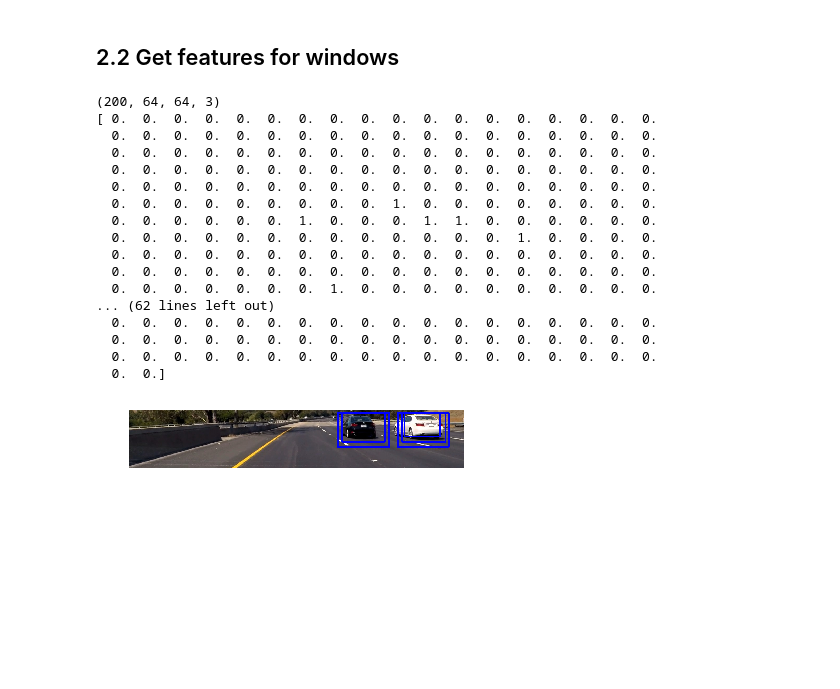
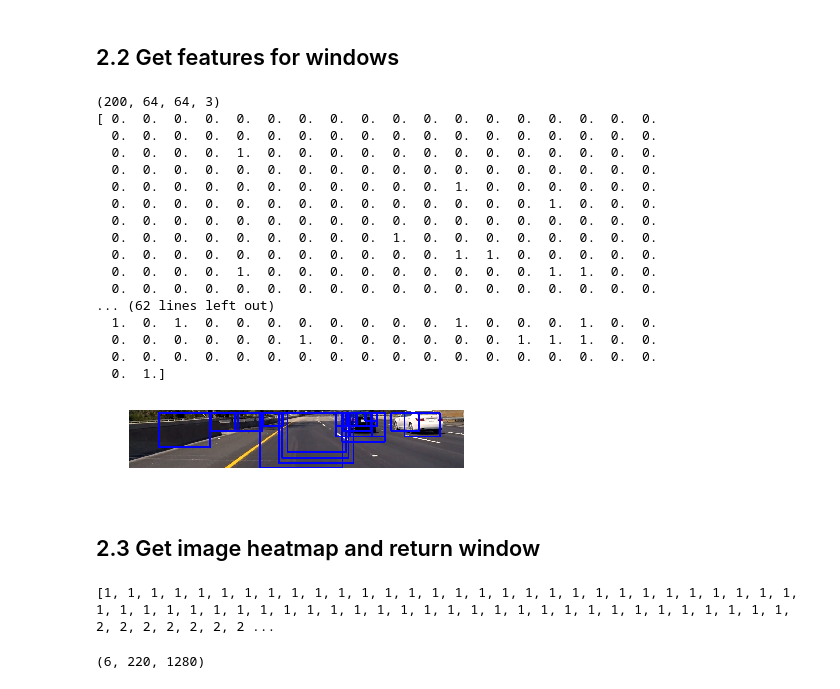
Before and after one commit to Wolfgang90/vehicleTracking, a Jupyter notebook: Test.ipynb, the cells around one changed output. Saved outputs shown, nothing was run; the diff lists cells and outputs as text; code cells hidden in the pictures; blank space fills up the shorter version.

```diff
--- a/Test.ipynb
+++ b/Test.ipynb
@@ -21,14 +27,14 @@ color_space = "YCrCb"
 orient=9
 pix_per_cell=8
 cell_per_block=2
-hog_channel="ALL"
+hog_channel=2
 classifier_shape = (64,64) # Defines the image shape required for the classifier
 
 
 
 
-y_start = 390
-y_stop = 610
+y_start = 400
+y_stop = 620
 input_image_shape_x = 1280
 y_window_gap = 20 # Pixel gap between windows in y direction
 x_num_windows = 20 # Number of frames which will be distributed along the x-axis on one y level
@@ -87,6 +134,9 @@ def extract_features(imgs, color_space, orient, pix_per_cell, cell_per_block, ho
 
         # Resize image
         img = (cv2.resize(img,dsize=classifier_shape)/255).astype(np.float32)
+
+        # Create color features based on RGB input image
+        col_features =  cv2.resize(np.copy(img),(24,24)).ravel()
 
         # apply color conversion if other than 'RGB'
         if color_space == 'HSV':
@@ -111,14 +161,17 @@ def extract_features(imgs, color_space, orient, pix_per_cell, cell_per_block, ho
                                             transform_sqrt=True, visualise=False, feature_vector=True))
             hog_features = np.ravel(hog_features)
 
+
         else:
             hog_features = hog(img[:,:,hog_channel], orientations=orient,
                                             pixels_per_cell=(pix_per_cell, pix_per_cell),
                                             cells_per_block=(cell_per_block, cell_per_block),
                                             transform_sqrt=True, visualise=False, feature_vector=True)
 
-        # Append the new feature vector to the features list
-        features.append(hog_features)
+        features.append(np.concatenate((hog_features,col_features)))
+
+
+
     # Return list of feature vectors
     return features
 # %%
@@ -128,7 +181,16 @@ try:
         X_features = pickle.load(X_feat)
     print("Features were loaded from pickle file")
 except:
-    X_features = extract_features(X, color_space, orient, pix_per_cell, cell_per_block, hog_channel,classifier_shape)
+    features = extract_features(X, color_space, orient, pix_per_cell, cell_per_block, hog_channel,
+                                classifier_shape)
+
+    # Fit a per-column scaler
+    features_scaler = StandardScaler().fit(features)
+
+    # Apply the scaler to features
+    X_features = features_scaler.transform(features)
+
+
     with open("X_features.p","wb") as X_feat:
         pickle.dump(X, X_feat)
 # %% [markdown]
@@ -394,11 +457,15 @@ def assemble_and_resize_windows(img, window_positions, y_start = y_start, y_stop
 
     return np.array(window_imgs)
 # %%
-def make_predictions(imgs,svc, orient, pix_per_cell, cell_per_block, hog_channel, classifier_shape):
+def make_predictions(imgs,svc, orient, pix_per_cell, cell_per_block, hog_channel, classifier_shape,
+                     features_scaler):
     # Extract features from all input images (windows)
     feature_vector = extract_features(imgs, color_space, orient, pix_per_cell, cell_per_block, hog_channel,
                                       classifier_shape)
-    prediction = svc.predict(feature_vector)
+    # Apply the scaler to features
+    feature_vector_scaled = features_scaler.transform(feature_vector)
+
+    prediction = svc.predict(feature_vector_scaled)
     return prediction
 # %%
 def draw_windows_on_image(img, window_positions, prediction,y_start,y_stop, img_save = False, save_path = None):
@@ -412,34 +479,43 @@ def draw_windows_on_image(img, window_positions, prediction,y_start,y_stop, img_
         plt.imsave(save_path,img_plt)
 # %%
 test_imgs_draw = np.copy(test_imgs)
+
+test_imgs_windows = []
+test_imgs_predictions = []
+
 for i,img in enumerate(test_imgs_draw):
 
     window_imgs = assemble_and_resize_windows(img, window_positions=window_positions)
     print(window_imgs.shape)
 
     prediction = make_predictions(window_imgs,svc, orient, pix_per_cell, cell_per_block, hog_channel,
-                                  classifier_shape)
+                                  classifier_shape,features_scaler)
     print(prediction)
 
 
     draw_windows_on_image(img, window_positions,prediction, y_start=y_start, y_stop=y_stop,
                           img_save = True, save_path = "test{}.png".format(str(i)))
+
+    test_imgs_windows.append(window_imgs)
+    test_imgs_predictions.append(prediction)
 # %% [output]
 (200, 64, 64, 3)
 [ 0.  0.  0.  0.  0.  0.  0.  0.  0.  0.  0.  0.  0.  0.  0.  0.  0.  0.
   0.  0.  0.  0.  0.  0.  0.  0.  0.  0.  0.  0.  0.  0.  0.  0.  0.  0.
+  0.  0.  0.  0.  1.  0.  0.  0.  0.  0.  0.  0.  0.  0.  0.  0.  0.  0.
   0.  0.  0.  0.  0.  0.  0.  0.  0.  0.  0.  0.  0.  0.  0.  0.  0.  0.
-  0.  0.  0.  0.  0.  0.  0.  0.  0.  0.  0.  0.  0.  0.  0.  0.  0.  0.
+  0.  0.  0.  0.  0.  0.  0.  0.  0.  0.  0.  1.  0.  0.  0.  0.  0.  0.
+  0.  0.  0.  0.  0.  0.  0.  0.  0.  0.  0.  0.  0.  0.  1.  0.  0.  0.
   0.  0.  0.  0.  0.  0.  0.  0.  0.  0.  0.  0.  0.  0.  0.  0.  0.  0.
   0.  0.  0.  0.  0.  0.  0.  0.  0.  1.  0.  0.  0.  0.  0.  0.  0.  0.
-  0.  0.  0.  0.  0.  0.  1.  0.  0.  0.  1.  1.  0.  0.  0.  0.  0.  0.
-  0.  0.  0.  0.  0.  0.  0.  0.  0.  0.  0.  0.  0.  1.  0.  0.  0.  0.
+  0.  0.  0.  0.  0.  0.  0.  0.  0.  0.  0.  1.  1.  0.  0.  0.  0.  0.
+  0.  0.  0.  0.  1.  0.  0.  0.  0.  0.  0.  0.  0.  0.  1.  1.  0.  0.
   0.  0.  0.  0.  0.  0.  0.  0.  0.  0.  0.  0.  0.  0.  0.  0.  0.  0.
+... (62 lines left out)
+  1.  0.  1.  0.  0.  0.  0.  0.  0.  0.  0.  1.  0.  0.  0.  1.  0.  0.
+  0.  0.  0.  0.  0.  0.  1.  0.  0.  0.  0.  0.  0.  1.  1.  1.  0.  0.
   0.  0.  0.  0.  0.  0.  0.  0.  0.  0.  0.  0.  0.  0.  0.  0.  0.  0.
-  0.  0.  0.  0.  0.  0.  0.  1.  0.  0.  0.  0.  0.  0.  0.  0.  0.  0.
-... (62 lines left out)
-  0.  0.  0.  0.  0.  0.  0.  0.  0.  0.  0.  0.  0.  0.  0.  0.  0.  0.
-  0.  0.  0.  0.  0.  0.  0.  0.  0.  0.  0.  0.  0.  0.  0.  0.  0.  0.
-  0.  0.  0.  0.  0.  0.  0.  0.  0.  0.  0.  0.  0.  0.  0.  0.  0.  0.
-  0.  0.]
+  0.  1.]
-[figure, old version]
+[figure, new version]
+# %% [markdown]
+## 2.3 Get image heatmap and return window
@@ -445,0 +538,8 @@ for i,img in enumerate(test_imgs_draw):
+# %%
+weight_per_row = [1,1,1,2,2,3,3,3,2,2]
+weight_per_column = list(np.ones(x_num_windows).astype(int))
+
+prediction_weights = create_heatmap_weights(weight_per_row, weight_per_column)
+print(prediction_weights)
+# %% [output]
+[1, 1, 1, 1, 1, 1, 1, 1, 1, 1, 1, 1, 1, 1, 1, 1, 1, 1, 1, 1, 1, 1, 1, 1, 1, 1, 1, 1, 1, 1, 1, 1, 1, 1, 1, 1, 1, 1, 1, 1, 1, 1, 1, 1, 1, 1, 1, 1, 1, 1, 1, 1, 1, 1, 1, 1, 1, 1, 1, 1, 2, 2, 2, 2, 2, 2, 2 ...
@@ -445,0 +615,4 @@ for i,img in enumerate(test_imgs_draw):
+# %%
+print(heatmaps.shape)
+# %% [output]
+(6, 220, 1280)
```
Also changed, not shown: parts of 37 cells of this notebook.
